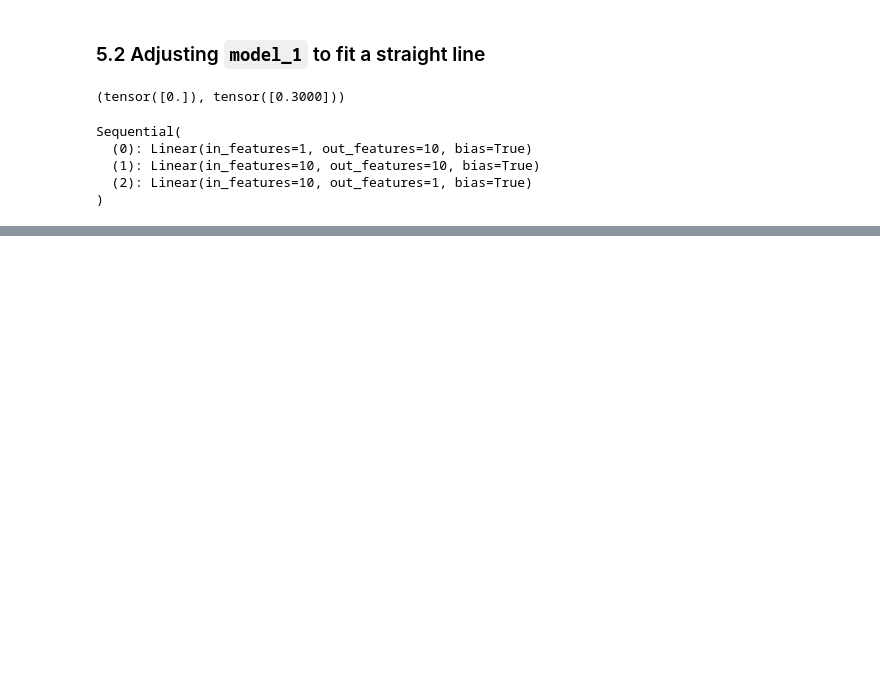
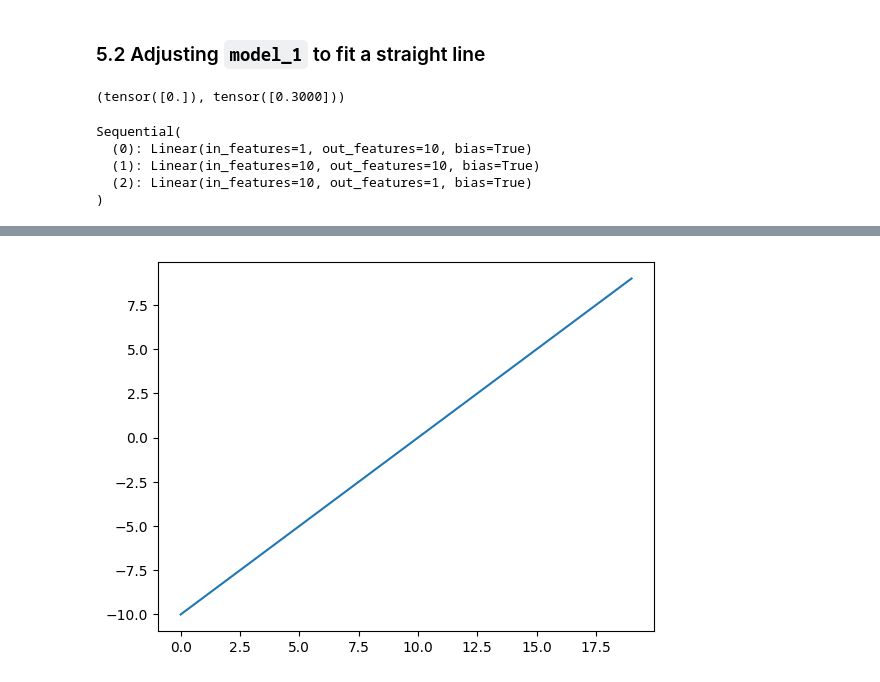
Before and after one commit to nbeaudoin/PyTorch-marathon, a Jupyter notebook: Classification.ipynb, the cells around one changed output, grey strips where cells are left out. Drawn from its saved outputs; the diff is of its cells as text; code cells hidden in the pictures; blank space fills up the shorter version.

```diff
--- a/Classification.ipynb
+++ b/Classification.ipynb
@@ -706,0 +938,5 @@ for epoch in range(epochs):
+# %%
+# Visualize the tensor
+plt.plot(A);
+# %% [output]
+[figure, added]
```
Also changed, not shown: parts of 32 cells of this notebook.
